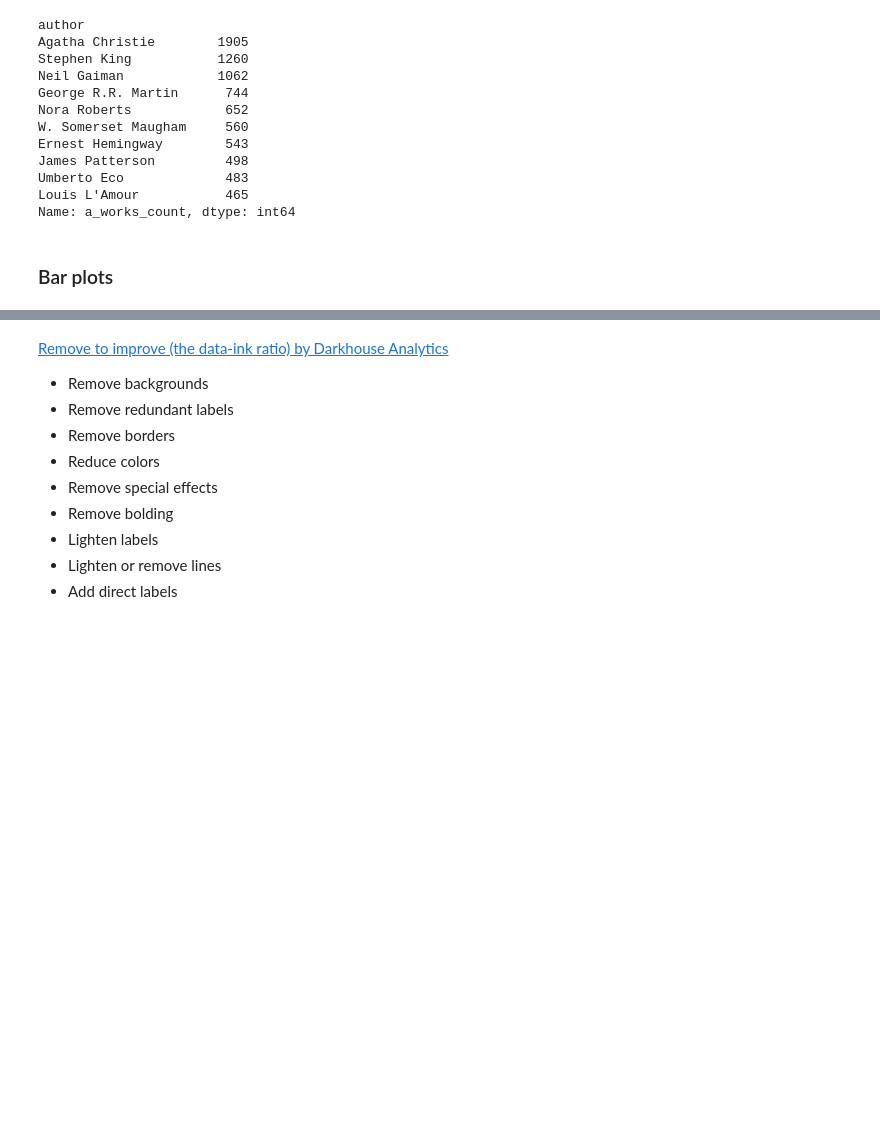
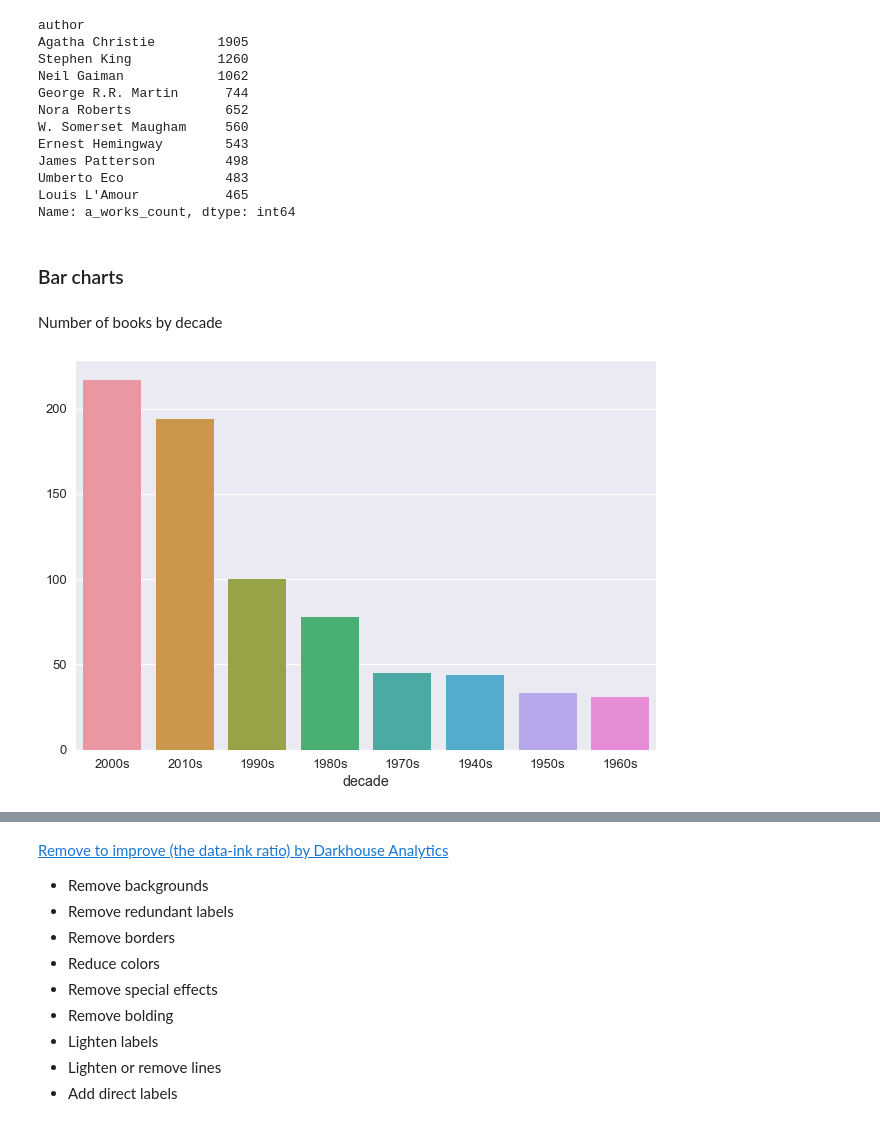
Before and after one commit to emw1687/plt_to_d3, a Jupyter notebook: notebooks/plt_functions.ipynb, the cells around one changed output, grey strips where cells are left out. Cells and saved outputs as stored; diff of their text form; code cells hidden in the pictures; blank space fills up the shorter version.

```diff
--- a/notebooks/plt_functions.ipynb
+++ b/notebooks/plt_functions.ipynb
@@ -199,4 +219,11 @@ Umberto Eco             483
 Louis L'Amour           465
 Name: a_works_count, dtype: int64
 # %% [markdown]
-### Bar plots
+### Bar charts
+# %% [markdown]
+Number of books by decade
+# %%
+decades = v.top_ten(books.groupby('decade').count(), 'nyt_title')
+sns.barplot(x=decades.index, y=decades.values);
+# %% [output]
+[figure, added]
```
Also changed, not shown: parts of 149 cells of this notebook.
